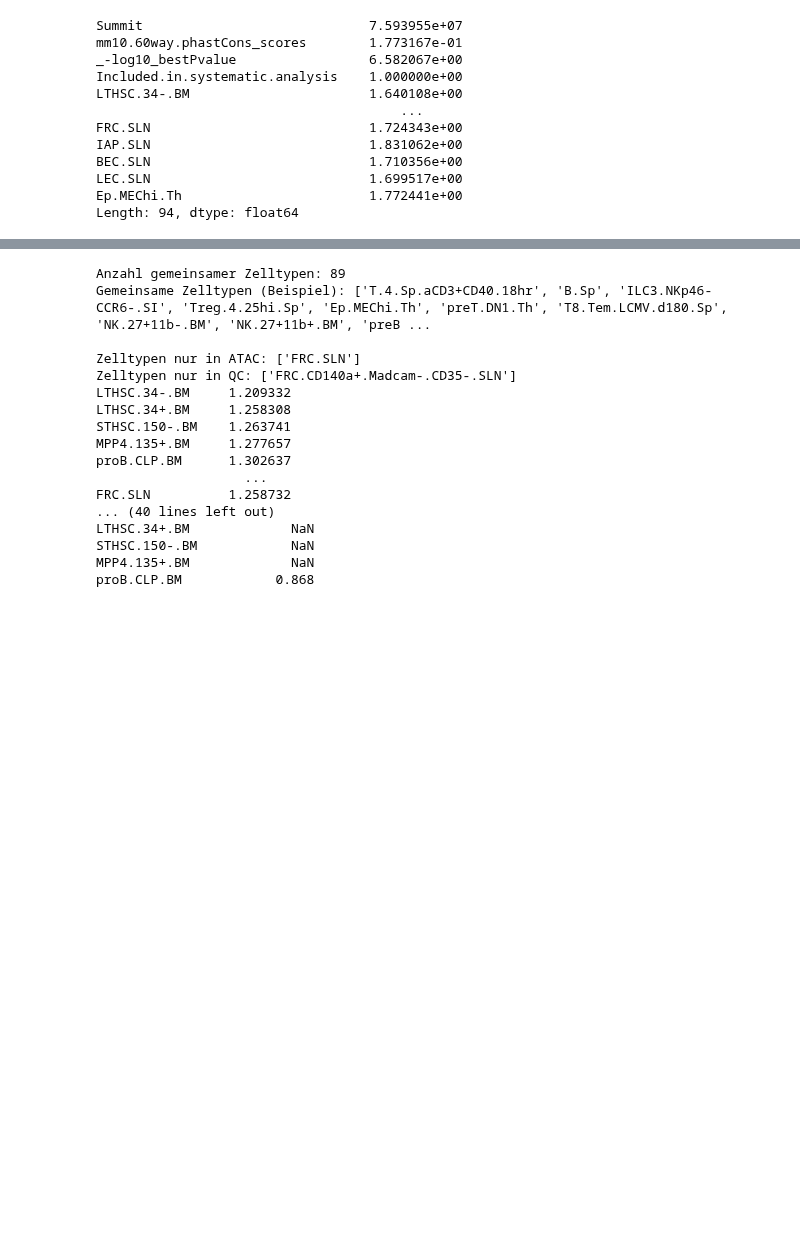
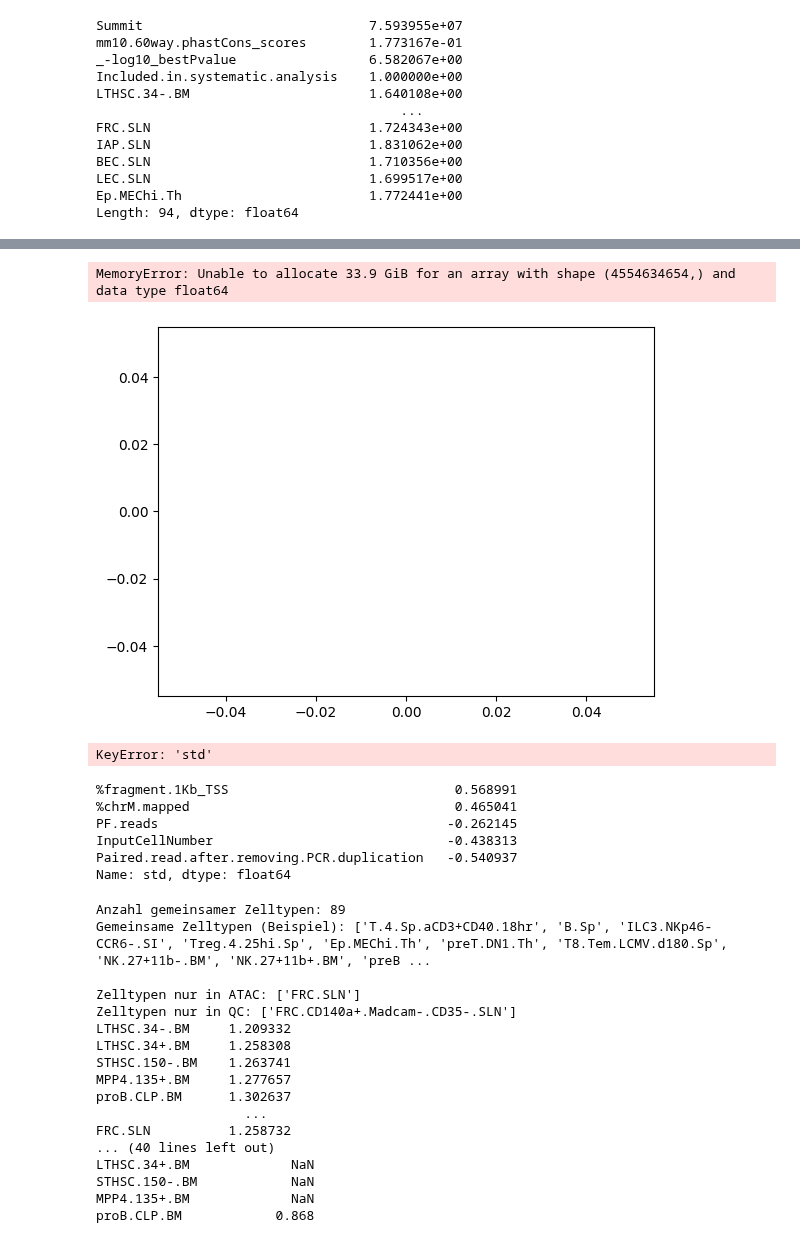
Before and after one commit to Topic2-Gene-Regulation-Immune-Cells/abT-gdT-cells-Team3, a Jupyter notebook: ATAC_mean_corr.ipynb, the cells around one changed output, grey strips where cells are left out. Cells and saved outputs as stored; diff of their text form; code cells hidden in the pictures; blank space fills up the shorter version.

```diff
--- a/ATAC_mean_corr.ipynb
+++ b/ATAC_mean_corr.ipynb
@@ -534,3 +634,26 @@ plt.show()
+# %%
+sns.histplot(atac_stats['std'], kde=False)
+plt.title("Verteilung der Standardabweichung (std)")
+plt.xlabel("Standardabweichung")
+plt.ylabel("Anzahl Peaks/Gene")
+plt.show()
+# %% [output]
+MemoryError: Unable to allocate 33.9 GiB for an array with shape (4554634654,) and data type float64
+[figure, added]
+# %%
+atac_stat=atac_data.std(axis=1)
+atac_stat['std'].sort_values(ascending=False).head(10)
+# %% [output]
+KeyError: 'std'
+# %%
+r_df['std'].sort_values(ascending=False).head(10)
+# %% [output]
+%fragment.1Kb_TSS                             0.568991
+%chrM.mapped                                  0.465041
+PF.reads                                     -0.262145
+InputCellNumber                              -0.438313
+Paired.read.after.removing.PCR.duplication   -0.540937
+Name: std, dtype: float64
 # %%
 atac_stat, qc_data=pearson_correlation_QC_metrics (plot_type='heatmap', ATAC_data=ATAC, QC_data=QC, stat_type='mean', qc_metric_col='InputCellNumber')
 
```
Also changed, not shown: parts of 10 cells of this notebook, 2 other files.
